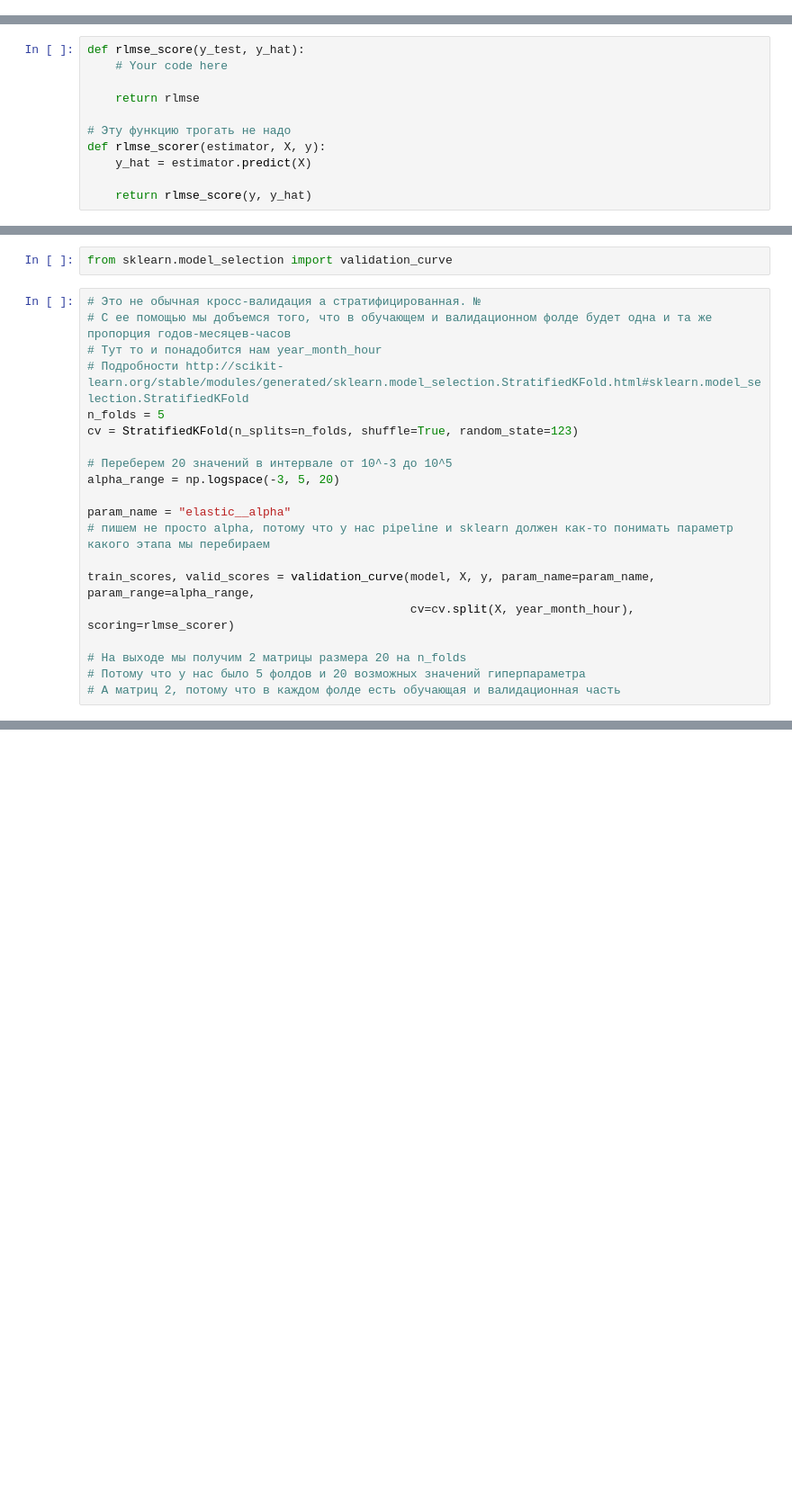
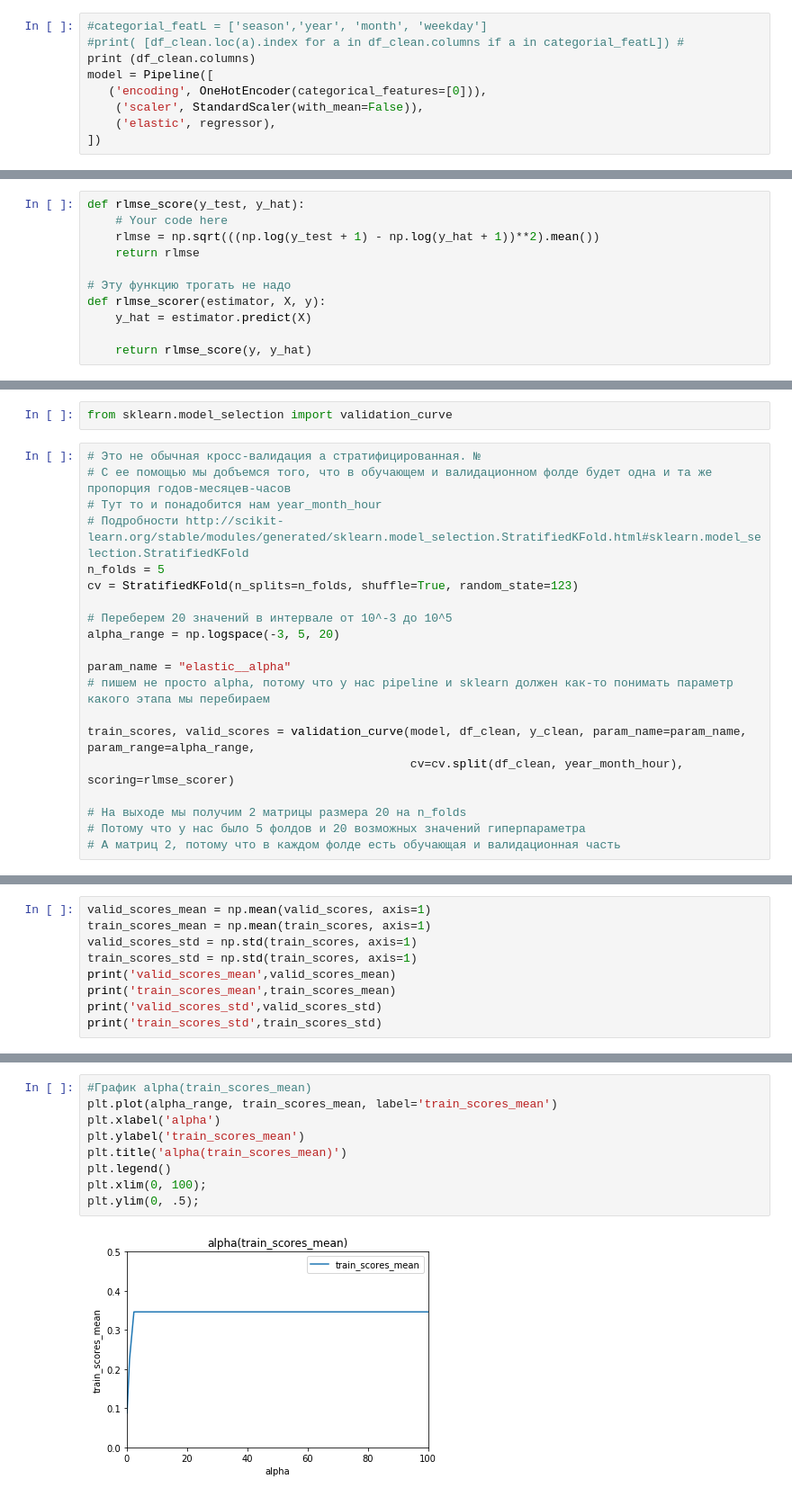
Before and after one commit to Igorigorizh/sfml, a Jupyter notebook: HW_03/regression-skillfactory-hw.ipynb, the cells around one changed output, grey strips where cells are left out. Shown at 90% size. Drawn from its saved outputs; the diff is of its cells as text; blank space fills up the shorter version.

```diff
--- a/HW_03/regression-skillfactory-hw.ipynb
+++ b/HW_03/regression-skillfactory-hw.ipynb
@@ -397,0 +391,9 @@ model = Pipeline([
+# %%
+#categorial_featL = ['season','year', 'month', 'weekday']
+#print( [df_clean.loc(a).index for a in df_clean.columns if a in categorial_featL]) #
+print (df_clean.columns)
+model = Pipeline([
+   ('encoding', OneHotEncoder(categorical_features=[0])),
+    ('scaler', StandardScaler(with_mean=False)),
+    ('elastic', regressor),
+])
@@ -402,7 +409,7 @@ model = Pipeline([
 # %%
 def rlmse_score(y_test, y_hat):
     # Your code here
-
+    rlmse = np.sqrt(((np.log(y_test + 1) - np.log(y_hat + 1))**2).mean())
     return rlmse
 
 # Эту функцию трогать не надо
@@ -432,8 +439,8 @@ alpha_range = np.logspace(-3, 5, 20)
 param_name = "elastic__alpha"
 # пишем не просто alpha, потому что у нас pipeline и sklearn должен как-то понимать параметр какого этапа мы перебираем
 
-train_scores, valid_scores = validation_curve(model, X, y, param_name=param_name, param_range=alpha_range,
-                                              cv=cv.split(X, year_month_hour), scoring=rlmse_scorer)
+train_scores, valid_scores = validation_curve(model, df_clean, y_clean, param_name=param_name, param_range=alpha_range,
+                                              cv=cv.split(df_clean, year_month_hour), scoring=rlmse_scorer)
 
 # На выходе мы получим 2 матрицы размера 20 на n_folds
 # Потому что у нас было 5 фолдов и 20 возможных значений гиперпараметра
@@ -450,3 +511,12 @@ train_scores, valid_scores = validation_curve(model, X, y, param_name=param_name
 * по оси x отложены значения alpha
 * по оси y отложены средние значения меры качества (отдельно для обучающей части и валидационной)
 * с помощью функции plt.fill_between изобразите разбос меры качества в каждой точке (придется чутка почитать документации)
+# %%
+valid_scores_mean = np.mean(valid_scores, axis=1)
+train_scores_mean = np.mean(train_scores, axis=1)
+valid_scores_std = np.std(train_scores, axis=1)
+train_scores_std = np.std(train_scores, axis=1)
+print('valid_scores_mean',valid_scores_mean)
+print('train_scores_mean',train_scores_mean)
+print('valid_scores_std',valid_scores_std)
+print('train_scores_std',train_scores_std)
@@ -452,0 +542,11 @@ train_scores, valid_scores = validation_curve(model, X, y, param_name=param_name
+# %%
+#График alpha(train_scores_mean)
+plt.plot(alpha_range, train_scores_mean, label='train_scores_mean')
+plt.xlabel('alpha')
+plt.ylabel('train_scores_mean')
+plt.title('alpha(train_scores_mean)')
+plt.legend()
+plt.xlim(0, 100);
+plt.ylim(0, .5);
+# %% [output]
+[figure, added]
```
Also changed, not shown: parts of 16 cells of this notebook.
